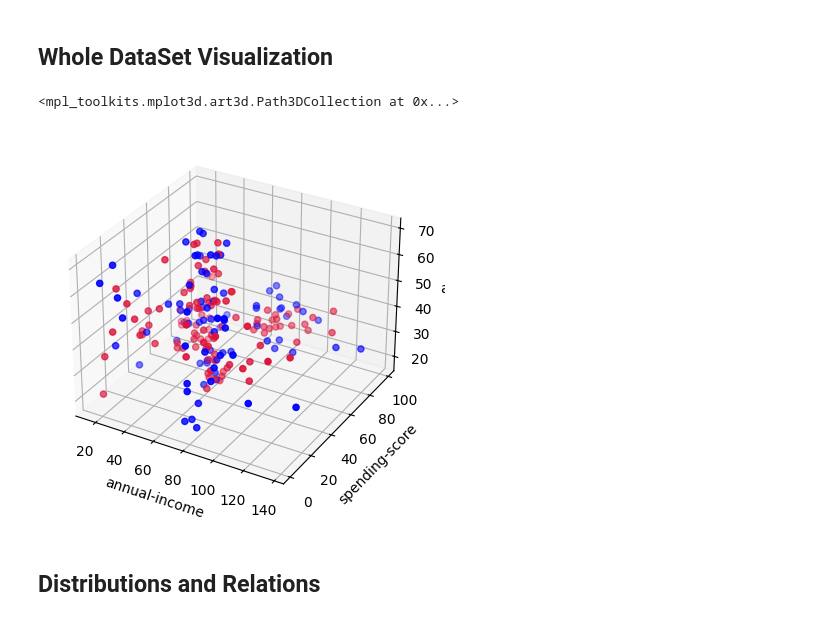
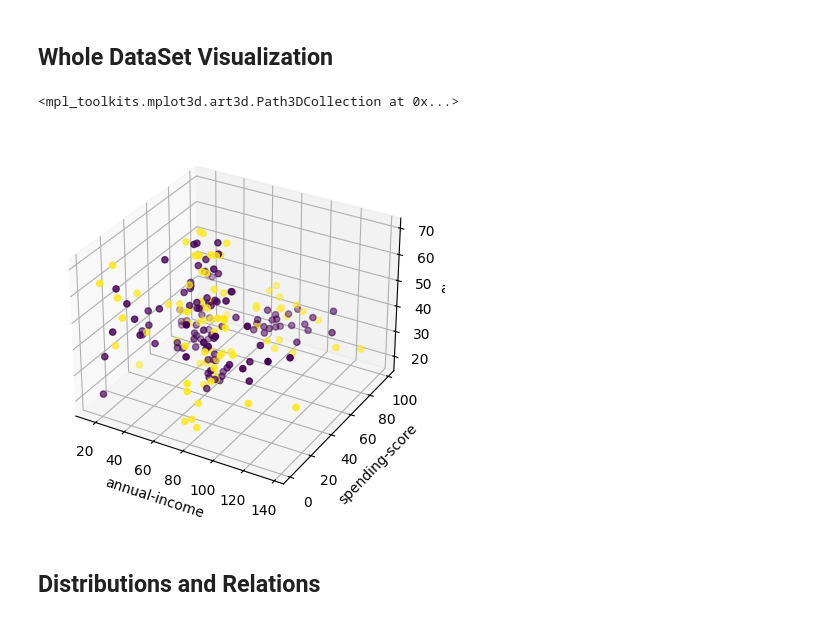
Before and after one commit to renatocorreia-rmcm/mall-customers-segmentation, a Jupyter notebook: dataset/analysis.ipynb, the cells around one changed output. Cells and saved outputs as stored; diff of their text form; code cells hidden in the pictures.

Commit message:
fixed: color map on Whole DataSet visualization

```diff
--- a/dataset/analysis.ipynb
+++ b/dataset/analysis.ipynb
@@ -53,24 +53,21 @@ df.drop('is_male', axis=1).describe()
 # %%
 # load Series as np arrays
 is_male = df["is_male"].values
 income = df["annual-income"].values
 score = df["spending-score"].values
 age = df["age"].values
 #
 fig = plt.figure()
 ax = fig.add_subplot(projection='3d')
 # set labels
 ax.set_xlabel('annual-income')
 ax.set_ylabel('spending-score')
 ax.set_zlabel('age')
 #
-colors = np.full(is_male.shape, "blue", dtype=object)
-colors[is_male == 0] = "crimson"
-#
-ax.scatter(income, score, age, color=colors)
+ax.scatter(income, score, age, c=is_male*0.5, cmap='viridis')
 # %% [output]
 <mpl_toolkits.mplot3d.art3d.Path3DCollection at 0x...>
-[figure, old version]
+[figure, new version]
 # %% [markdown]
 ## Distributions and Relations
 # %%
```
